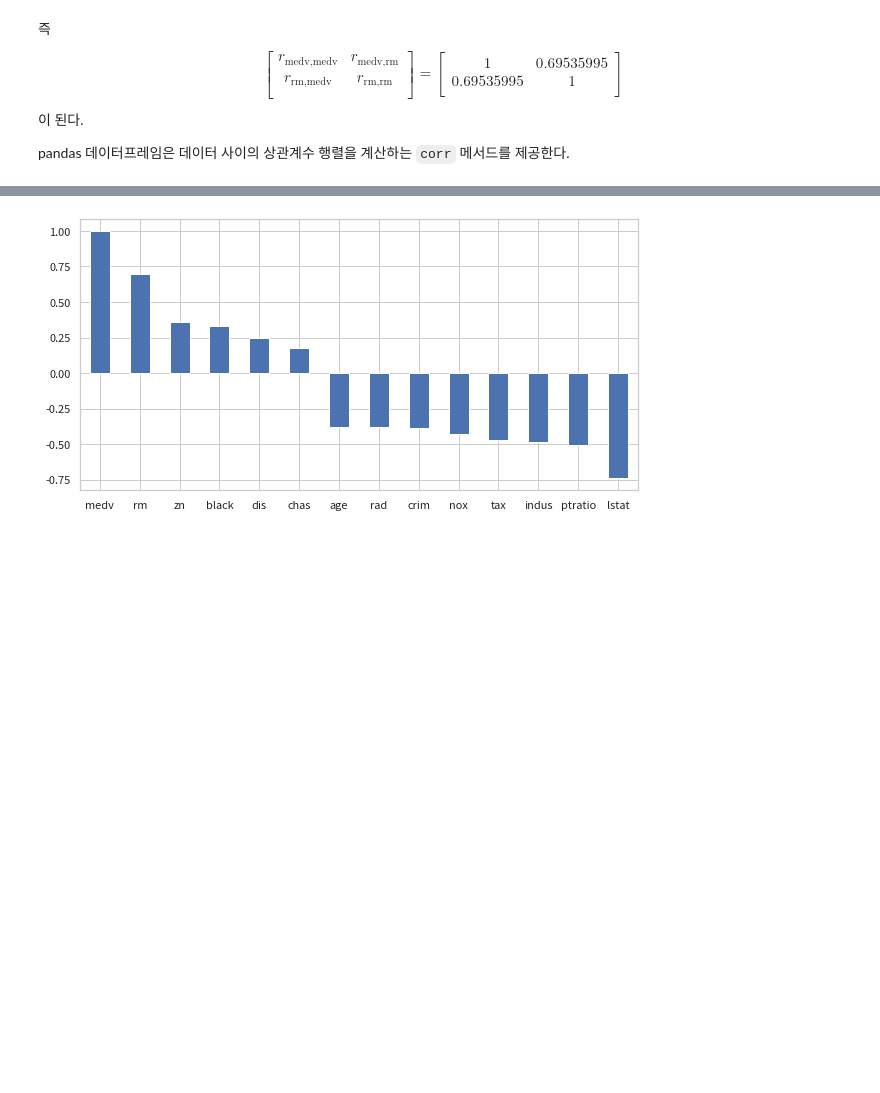
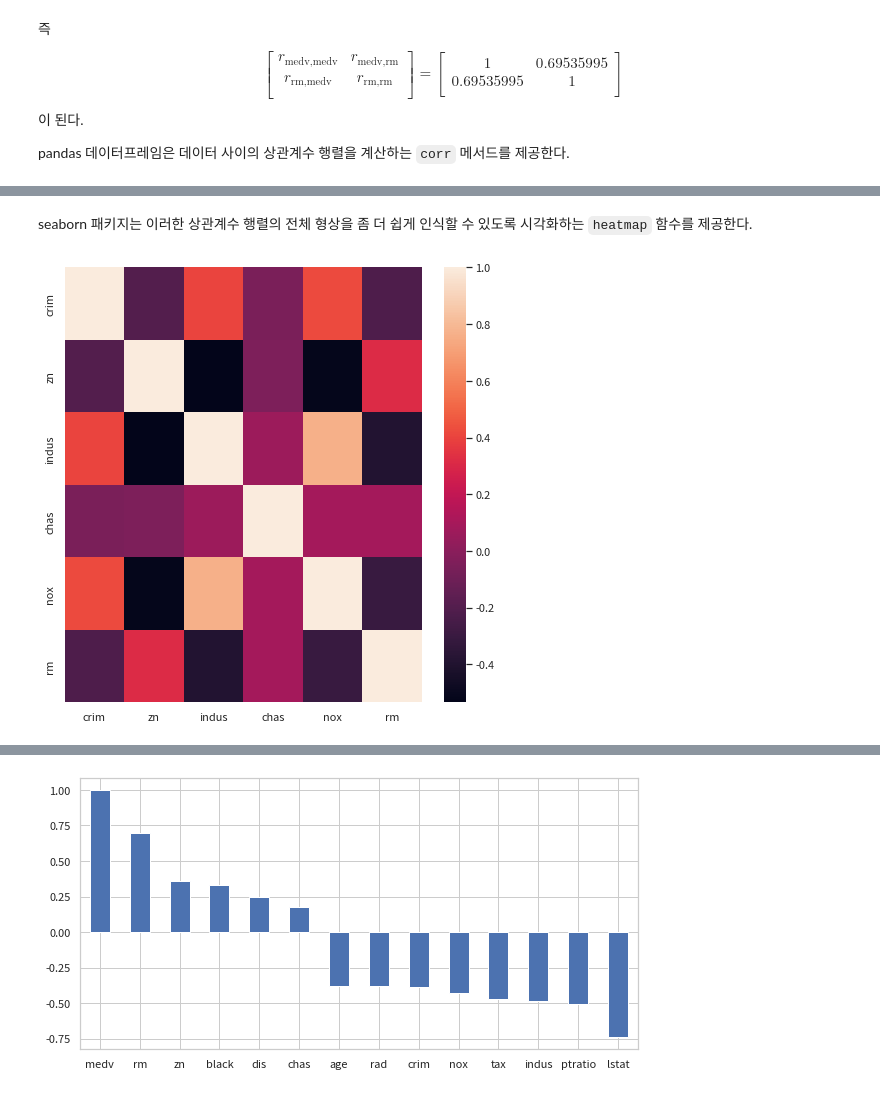
Before and after one commit to datascienceschool/book_data_analysis, a Jupyter notebook: _sources/ch03/03_01.ipynb, the cells around one changed output, grey strips where cells are left out. Drawn from its saved outputs; the diff is of its cells as text; code cells hidden in the pictures; blank space fills up the shorter version.

```diff
--- a/_sources/ch03/03_01.ipynb
+++ b/_sources/ch03/03_01.ipynb
@@ -202,0 +205,8 @@ df_corr.iloc[:4, :4]
+# %% [markdown]
+seaborn 패키지는 이러한 상관계수 행렬의 전체 형상을 좀 더 쉽게 인식할 수 있도록 시각화하는 `heatmap` 함수를 제공한다.
+# %%
+plt.figure(figsize=(8, 8))
+sns.heatmap(df_corr.iloc[:6, :6])
+plt.show()
+# %% [output]
+[figure, added]
```
Also changed, not shown: parts of 5 cells of this notebook, 9 other files.
